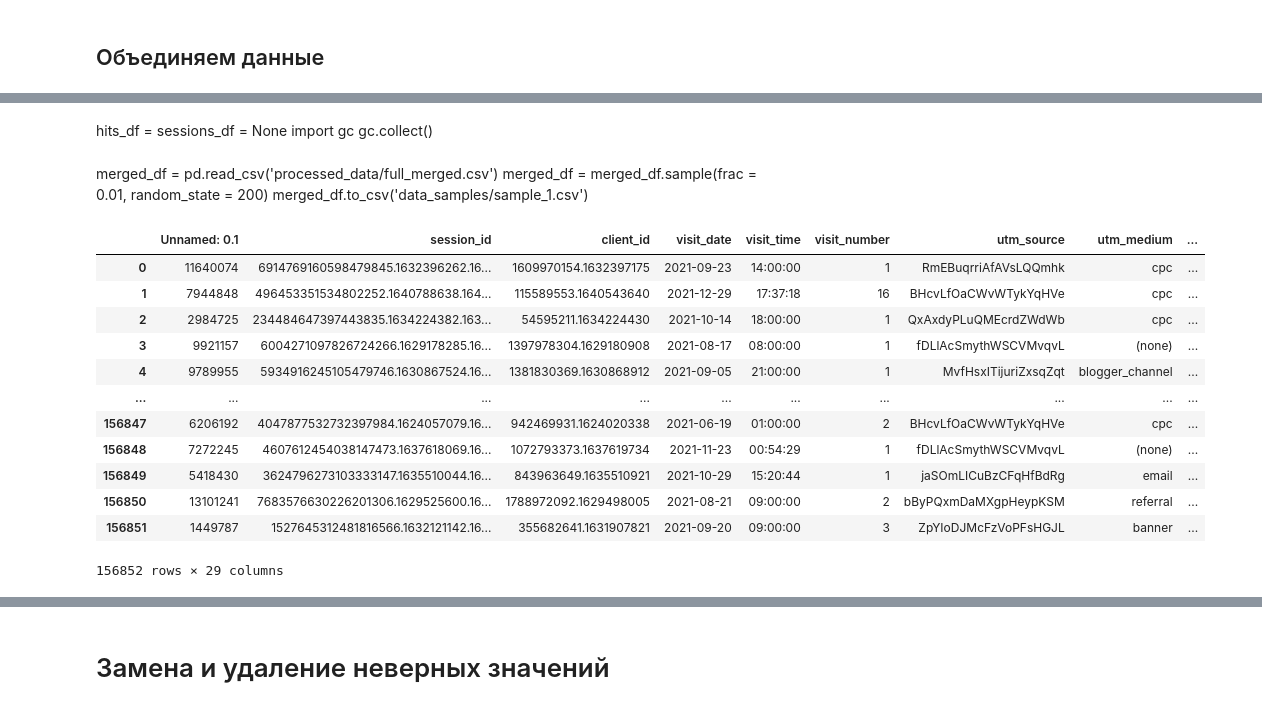
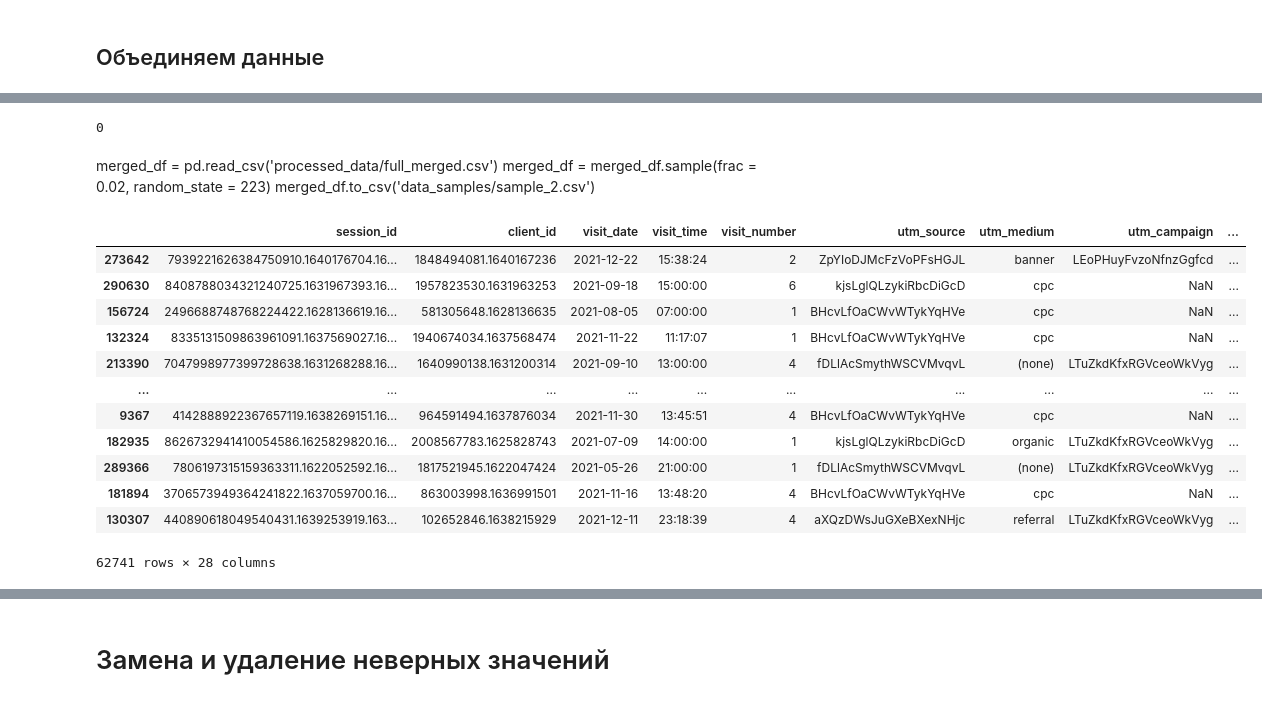
Before and after one commit to ECRSSS/machine-learning-course-work, a Jupyter notebook: prepare_data_1.ipynb, the cells around one changed output, grey strips where cells are left out. Saved outputs shown, nothing was run; the diff lists cells and outputs as text; code cells hidden in the pictures.

Commit message:
- continue data encoding

```diff
--- a/prepare_data_1.ipynb
+++ b/prepare_data_1.ipynb
@@ -48,8 +39,0 @@ merged_df = merged_df.sample(frac = 0.01, random_state = 200)
-# %% [markdown]
-hits_df = sessions_df = None
-import gc
-gc.collect()
-# %% [markdown]
-merged_df = pd.read_csv('processed_data/full_merged.csv')
-merged_df = merged_df.sample(frac = 0.01, random_state = 200)
-merged_df.to_csv('data_samples/sample_1.csv')
@@ -56,21 +48,32 @@ merged_df.to_csv('data_samples/sample_1.csv')
+# %%
+hits_df = sessions_df = None
+import gc
+gc.collect()
+# %% [output]
+0
+# %% [markdown]
+merged_df = pd.read_csv('processed_data/full_merged.csv')
+merged_df = merged_df.sample(frac = 0.02, random_state = 223)
+merged_df.to_csv('data_samples/sample_2.csv')
 # %%
 pd.set_option('display.float_format', lambda x: '%.10f' % x)
 
 # загрузка части данных
-merged_df = pd.read_csv('data_samples/sample_1.csv').drop(['Unnamed: 0'],axis=1)
+merged_df = pd.read_csv('data_samples/sample_2.csv').drop(['Unnamed: 0','Unnamed: 0.1'],axis=1)
 merged_df['client_id'] = merged_df['client_id'].astype('double')
+merged_df = merged_df.sample(frac = 0.2, random_state = 223)
 merged_df
 # %% [output]
-|  | Unnamed: 0.1 | session_id | client_id | visit_date | visit_time | visit_number | utm_source | utm_medium | ... |
-| 0 | 11640074 | 6914769160598479845.1632396262.16... | 1609970154.1632397175 | 2021-09-23 | 14:00:00 | 1 | RmEBuqrriAfAVsLQQmhk | cpc | ... |
-| 1 | 7944848 | 496453351534802252.1640788638.164... | 115589553.1640543640 | 2021-12-29 | 17:37:18 | 16 | BHcvLfOaCWvWTykYqHVe | cpc | ... |
-| 2 | 2984725 | 234484647397443835.1634224382.163... | 54595211.1634224430 | 2021-10-14 | 18:00:00 | 1 | QxAxdyPLuQMEcrdZWdWb | cpc | ... |
-| 3 | 9921157 | 6004271097826724266.1629178285.16... | 1397978304.1629180908 | 2021-08-17 | 08:00:00 | 1 | fDLlAcSmythWSCVMvqvL | (none) | ... |
-| 4 | 9789955 | 5934916245105479746.1630867524.16... | 1381830369.1630868912 | 2021-09-05 | 21:00:00 | 1 | MvfHsxITijuriZxsqZqt | blogger_channel | ... |
+|  | session_id | client_id | visit_date | visit_time | visit_number | utm_source | utm_medium | utm_campaign | ... |
+| 273642 | 7939221626384750910.1640176704.16... | 1848494081.1640167236 | 2021-12-22 | 15:38:24 | 2 | ZpYIoDJMcFzVoPFsHGJL | banner | LEoPHuyFvzoNfnzGgfcd | ... |
+| 290630 | 8408788034321240725.1631967393.16... | 1957823530.1631963253 | 2021-09-18 | 15:00:00 | 6 | kjsLglQLzykiRbcDiGcD | cpc | NaN | ... |
+| 156724 | 2496688748768224422.1628136619.16... | 581305648.1628136635 | 2021-08-05 | 07:00:00 | 1 | BHcvLfOaCWvWTykYqHVe | cpc | NaN | ... |
+| 132324 | 8335131509863961091.1637569027.16... | 1940674034.1637568474 | 2021-11-22 | 11:17:07 | 1 | BHcvLfOaCWvWTykYqHVe | cpc | NaN | ... |
+| 213390 | 7047998977399728638.1631268288.16... | 1640990138.1631200314 | 2021-09-10 | 13:00:00 | 4 | fDLlAcSmythWSCVMvqvL | (none) | LTuZkdKfxRGVceoWkVyg | ... |
 | ... | ... | ... | ... | ... | ... | ... | ... | ... | ... |
-| 156847 | 6206192 | 4047877532732397984.1624057079.16... | 942469931.1624020338 | 2021-06-19 | 01:00:00 | 2 | BHcvLfOaCWvWTykYqHVe | cpc | ... |
-| 156848 | 7272245 | 4607612454038147473.1637618069.16... | 1072793373.1637619734 | 2021-11-23 | 00:54:29 | 1 | fDLlAcSmythWSCVMvqvL | (none) | ... |
-| 156849 | 5418430 | 3624796273103333147.1635510044.16... | 843963649.1635510921 | 2021-10-29 | 15:20:44 | 1 | jaSOmLICuBzCFqHfBdRg | email | ... |
-| 156850 | 13101241 | 7683576630226201306.1629525600.16... | 1788972092.1629498005 | 2021-08-21 | 09:00:00 | 2 | bByPQxmDaMXgpHeypKSM | referral | ... |
-| 156851 | 1449787 | 1527645312481816566.1632121142.16... | 355682641.1631907821 | 2021-09-20 | 09:00:00 | 3 | ZpYIoDJMcFzVoPFsHGJL | banner | ... |
+| 9367 | 4142888922367657119.1638269151.16... | 964591494.1637876034 | 2021-11-30 | 13:45:51 | 4 | BHcvLfOaCWvWTykYqHVe | cpc | NaN | ... |
+| 182935 | 8626732941410054586.1625829820.16... | 2008567783.1625828743 | 2021-07-09 | 14:00:00 | 1 | kjsLglQLzykiRbcDiGcD | organic | LTuZkdKfxRGVceoWkVyg | ... |
+| 289366 | 7806197315159363311.1622052592.16... | 1817521945.1622047424 | 2021-05-26 | 21:00:00 | 1 | fDLlAcSmythWSCVMvqvL | (none) | LTuZkdKfxRGVceoWkVyg | ... |
+| 181894 | 3706573949364241822.1637059700.16... | 863003998.1636991501 | 2021-11-16 | 13:48:20 | 4 | BHcvLfOaCWvWTykYqHVe | cpc | NaN | ... |
+| 130307 | 440890618049540431.1639253919.163... | 102652846.1638215929 | 2021-12-11 | 23:18:39 | 4 | aXQzDWsJuGXeBXexNHjc | referral | LTuZkdKfxRGVceoWkVyg | ... |
-156852 rows × 29 columns
+62741 rows × 28 columns
```
Also changed, not shown: parts of 56 cells of this notebook.
